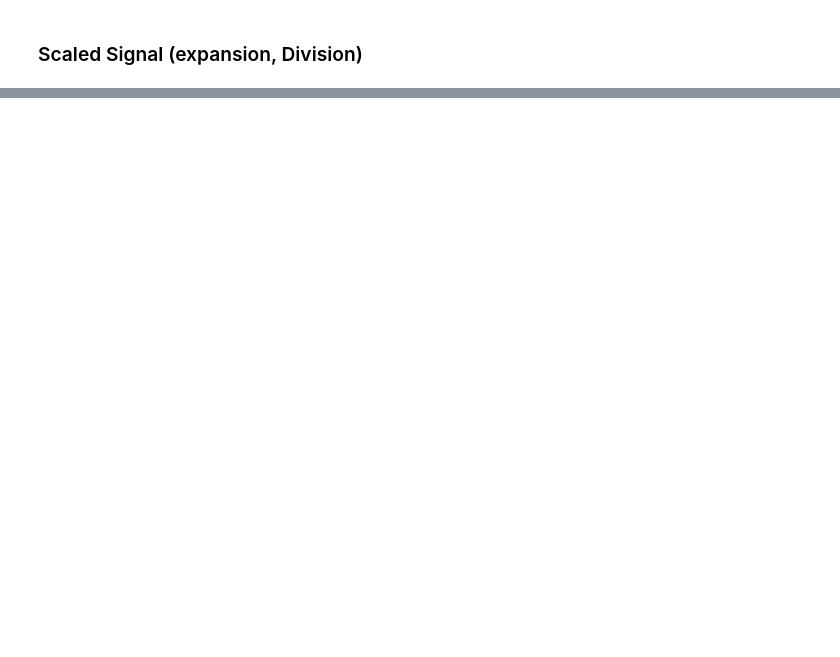
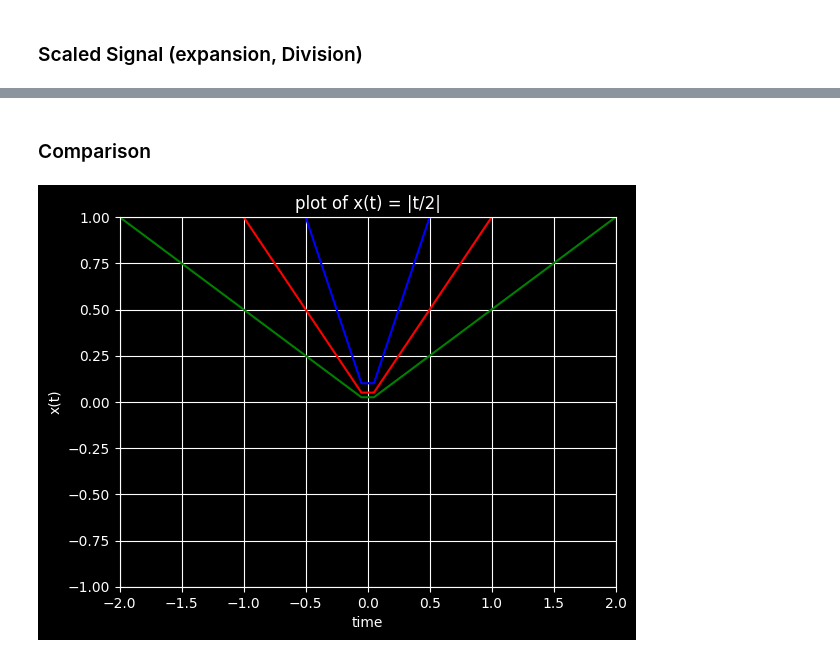
Before and after one commit to KhoshfekrMH/Dr.Ghasemian-s-Signal-Processing-Signal-Plots-with-Jupyter, a Jupyter notebook: Chapter-1/Transform the independent variable/Scaling-Ex1.ipynb, the cells around one changed output, grey strips where cells are left out. Saved outputs shown, nothing was run; the diff lists cells and outputs as text; code cells hidden in the pictures; blank space fills up the shorter version.

Commit message:
Comparison section added

```diff
--- a/Chapter-1/Transform the independent variable/Scaling-Ex1.ipynb
+++ b/Chapter-1/Transform the independent variable/Scaling-Ex1.ipynb
@@ -54,0 +55,20 @@ plt.grid(True)
+# %% [markdown]
+### Comparison
+# %%
+t = np.linspace(-5, 5, 100)
+y = np.abs(t)
+#compare scaled signals
+plt.plot(t, y, 'r')
+plt.plot(t, y*2, 'b')
+plt.plot(t, y/2, 'g')
+
+plt.xlim(-2, 2)
+plt.ylim(-1, 1)
+
+plt.title('plot of x(t) = |t/2|')
+plt.xlabel('time')
+plt.ylabel('x(t)')
+plt.style.use('dark_background')
+plt.grid(True)
+# %% [output]
+[figure, added]
```
Also changed, not shown: parts of 2 cells of this notebook.
